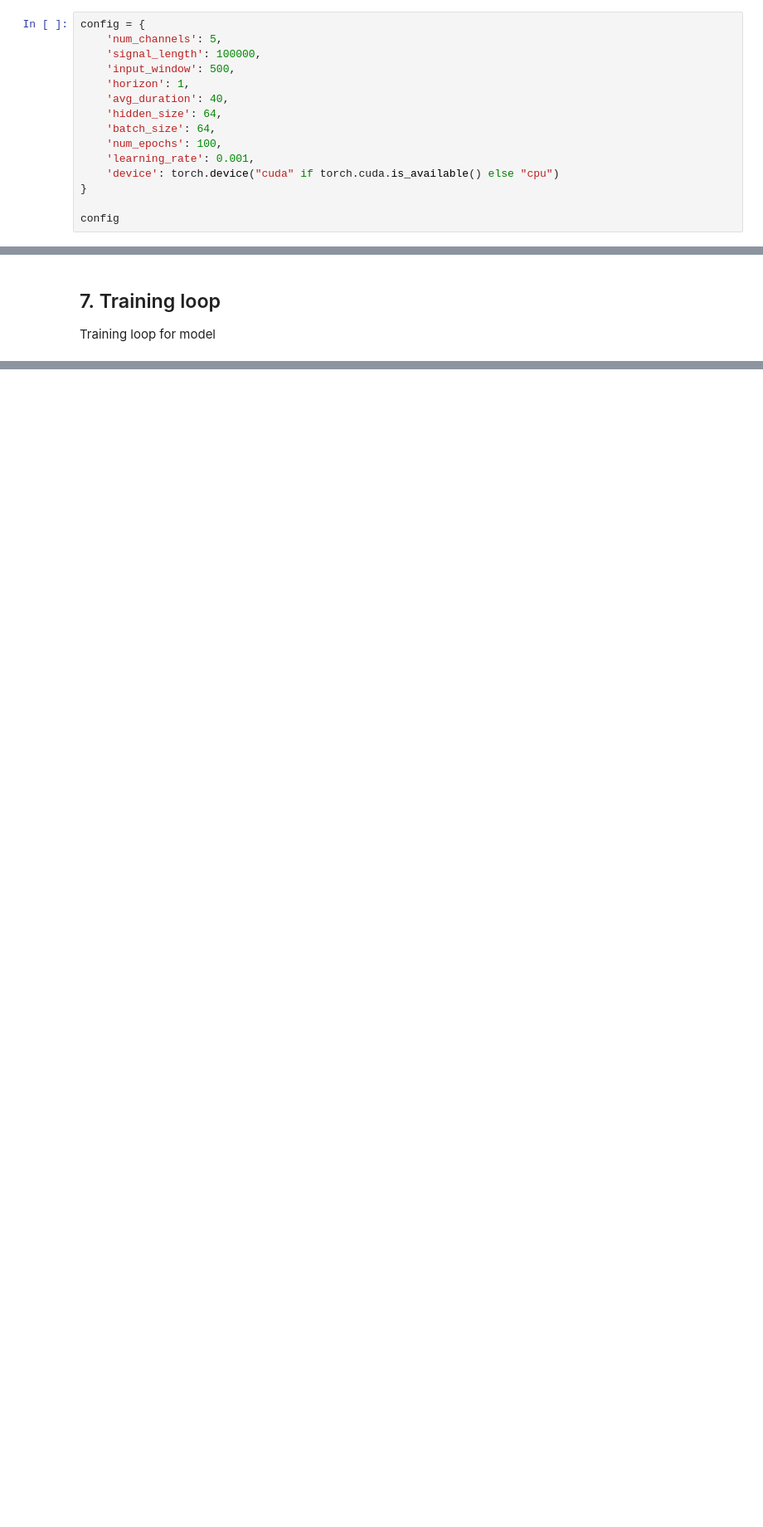
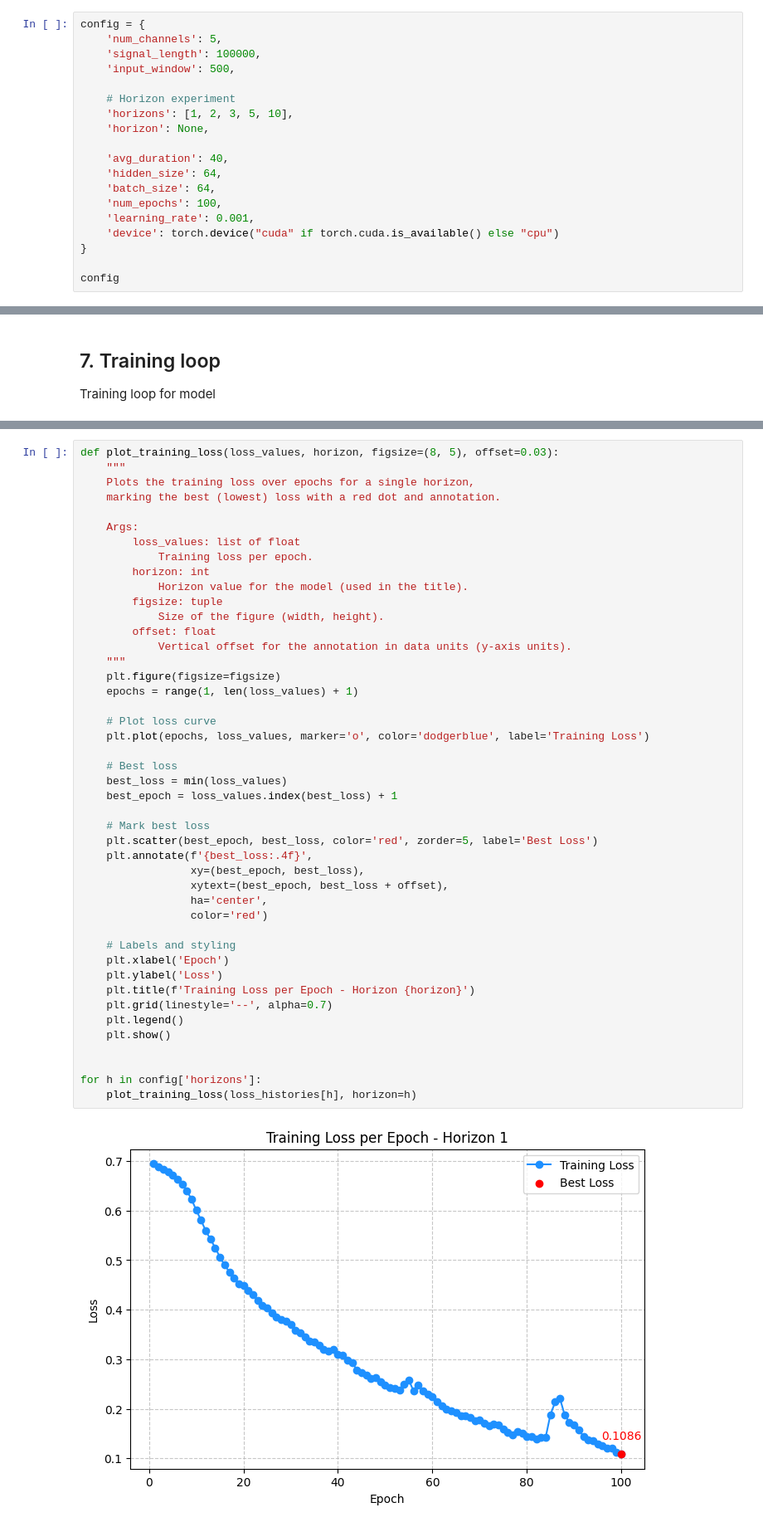
Before and after one commit to kd-kdev/CognitiveRadio-LSTM, a Jupyter notebook: CognitiveRadio_LSTM.ipynb, the cells around one changed output, grey strips where cells are left out. Shown at 83% size. Cells and saved outputs as stored; diff of their text form; blank space fills up the shorter version.

Commit message:
multi horizon rework - will now train & evaluate multiple models for different horizon values at the same time

```diff
--- a/CognitiveRadio_LSTM.ipynb
+++ b/CognitiveRadio_LSTM.ipynb
@@ -67,7 +67,11 @@ config = {
     'num_channels': 5,
     'signal_length': 100000,
     'input_window': 500,
-    'horizon': 1,
+
+    # Horizon experiment
+    'horizons': [1, 2, 3, 5, 10],
+    'horizon': None,
+
     'avg_duration': 40,
     'hidden_size': 64,
     'batch_size': 64,
@@ -448,0 +509,47 @@ plot_loss(loss_values, config['num_epochs'])
+# %%
+def plot_training_loss(loss_values, horizon, figsize=(8, 5), offset=0.03):
+    """
+    Plots the training loss over epochs for a single horizon,
+    marking the best (lowest) loss with a red dot and annotation.
+
+    Args:
+        loss_values: list of float
+            Training loss per epoch.
+        horizon: int
+            Horizon value for the model (used in the title).
+        figsize: tuple
+            Size of the figure (width, height).
+        offset: float
+            Vertical offset for the annotation in data units (y-axis units).
+    """
+    plt.figure(figsize=figsize)
+    epochs = range(1, len(loss_values) + 1)
+
+    # Plot loss curve
+    plt.plot(epochs, loss_values, marker='o', color='dodgerblue', label='Training Loss')
+
+    # Best loss
+    best_loss = min(loss_values)
+    best_epoch = loss_values.index(best_loss) + 1
+
+    # Mark best loss
+    plt.scatter(best_epoch, best_loss, color='red', zorder=5, label='Best Loss')
+    plt.annotate(f'{best_loss:.4f}',
+                 xy=(best_epoch, best_loss),
+                 xytext=(best_epoch, best_loss + offset),
+                 ha='center',
+                 color='red')
+
+    # Labels and styling
+    plt.xlabel('Epoch')
+    plt.ylabel('Loss')
+    plt.title(f'Training Loss per Epoch - Horizon {horizon}')
+    plt.grid(linestyle='--', alpha=0.7)
+    plt.legend()
+    plt.show()
+
+
+for h in config['horizons']:
+    plot_training_loss(loss_histories[h], horizon=h)
+# %% [output]
+[figure, added]
```
Also changed, not shown: parts of 16 cells of this notebook.
